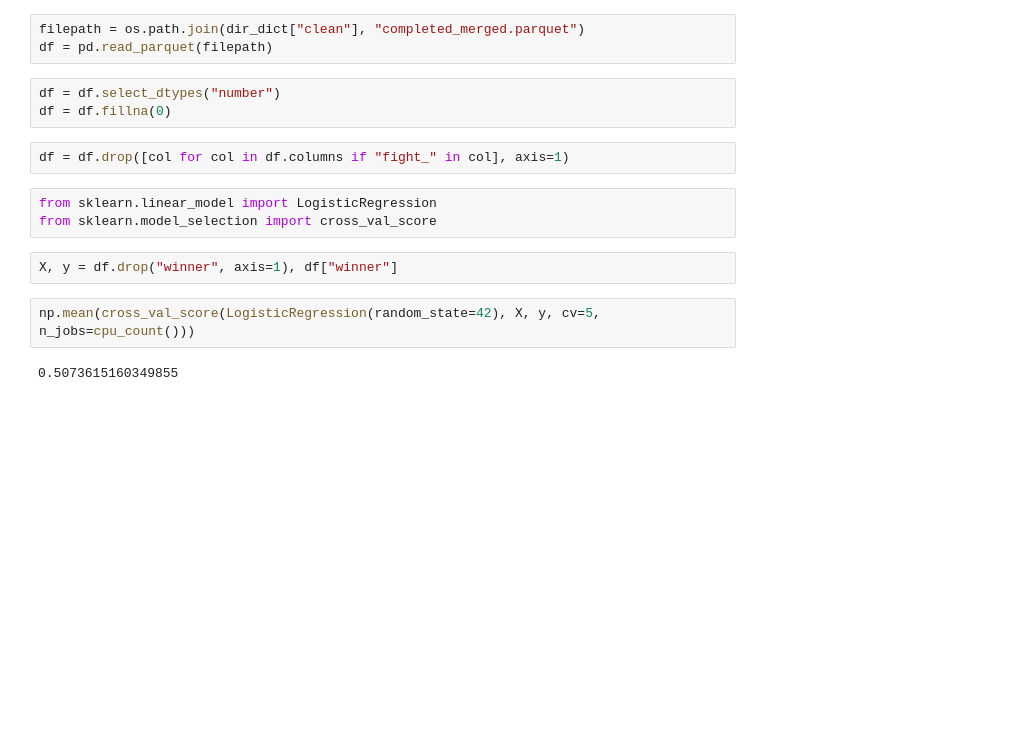
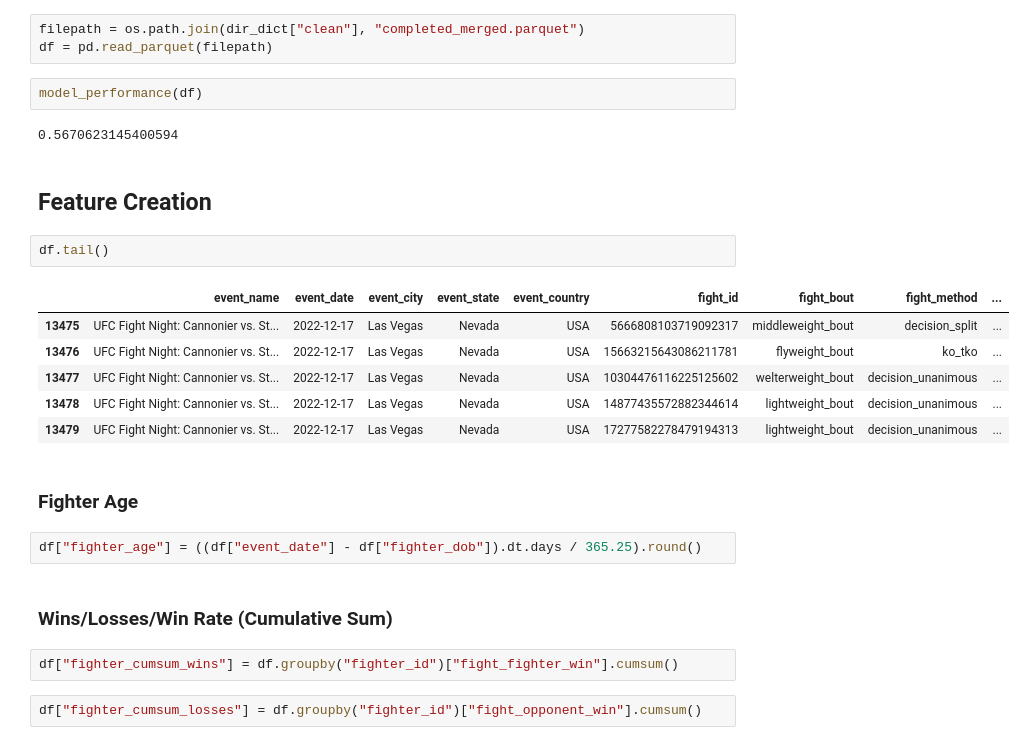
Before and after one commit to alancmathew/ufc-fight-predictor, a Jupyter notebook: nbs/04_feature-eng.ipynb, the cells around one changed output. Drawn from its saved outputs; the diff is of its cells as text; blank space fills up the shorter version.

```diff
--- a/nbs/04_feature-eng.ipynb
+++ b/nbs/04_feature-eng.ipynb
@@ -16,17 +37,28 @@ pd.set_option("display.max_columns", None)
 # %%
 filepath = os.path.join(dir_dict["clean"], "completed_merged.parquet")
 df = pd.read_parquet(filepath)
-# %%
-df = df.select_dtypes("number")
-df = df.fillna(0)
-# %%
-df = df.drop([col for col in df.columns if "fight_" in col], axis=1)
-# %%
-from sklearn.linear_model import LogisticRegression
-from sklearn.model_selection import cross_val_score
-# %%
-X, y = df.drop("winner", axis=1), df["winner"]
-# %%
-np.mean(cross_val_score(LogisticRegression(random_state=42), X, y, cv=5, n_jobs=cpu_count()))
-# %% [output]
-0.5073615160349855
+# %%
+model_performance(df)
+# %% [output]
+0.5670623145400594
+# %% [markdown]
+## Feature Creation
+# %%
+df.tail()
+# %% [output]
+|  | event_name | event_date | event_city | event_state | event_country | fight_id | fight_bout | fight_method | ... |
+| 13475 | UFC Fight Night: Cannonier vs. St... | 2022-12-17 | Las Vegas | Nevada | USA | 5666808103719092317 | middleweight_bout | decision_split | ... |
+| 13476 | UFC Fight Night: Cannonier vs. St... | 2022-12-17 | Las Vegas | Nevada | USA | 15663215643086211781 | flyweight_bout | ko_tko | ... |
+| 13477 | UFC Fight Night: Cannonier vs. St... | 2022-12-17 | Las Vegas | Nevada | USA | 10304476116225125602 | welterweight_bout | decision_unanimous | ... |
+| 13478 | UFC Fight Night: Cannonier vs. St... | 2022-12-17 | Las Vegas | Nevada | USA | 14877435572882344614 | lightweight_bout | decision_unanimous | ... |
+| 13479 | UFC Fight Night: Cannonier vs. St... | 2022-12-17 | Las Vegas | Nevada | USA | 17277582278479194313 | lightweight_bout | decision_unanimous | ... |
+# %% [markdown]
+### Fighter Age
+# %%
+df["fighter_age"] = ((df["event_date"] - df["fighter_dob"]).dt.days / 365.25).round()
+# %% [markdown]
+### Wins/Losses/Win Rate (Cumulative Sum)
+# %%
+df["fighter_cumsum_wins"] = df.groupby("fighter_id")["fight_fighter_win"].cumsum()
+# %%
+df["fighter_cumsum_losses"] = df.groupby("fighter_id")["fight_opponent_win"].cumsum()
```
Also changed, not shown: parts of 48 cells of this notebook, 10 other files.
